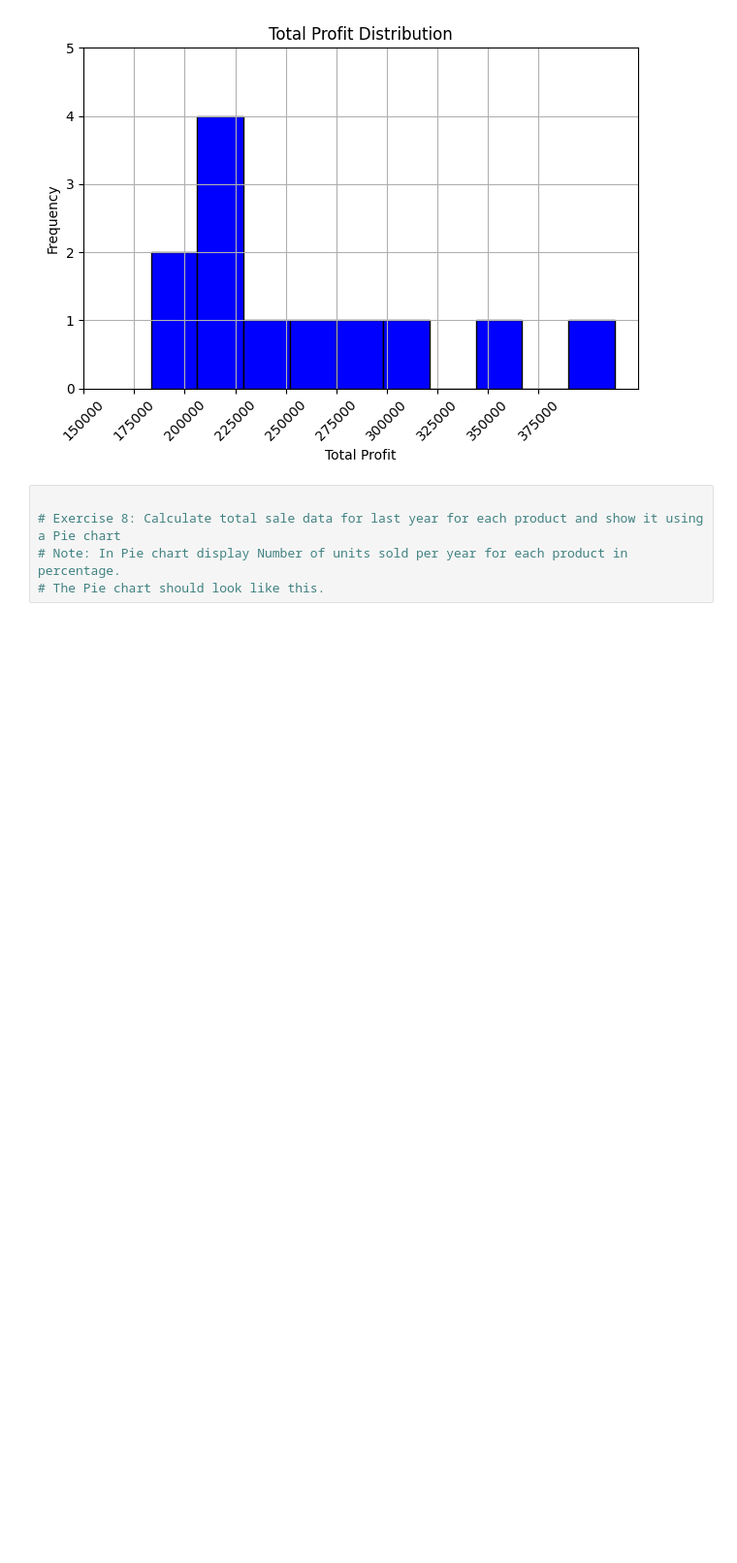
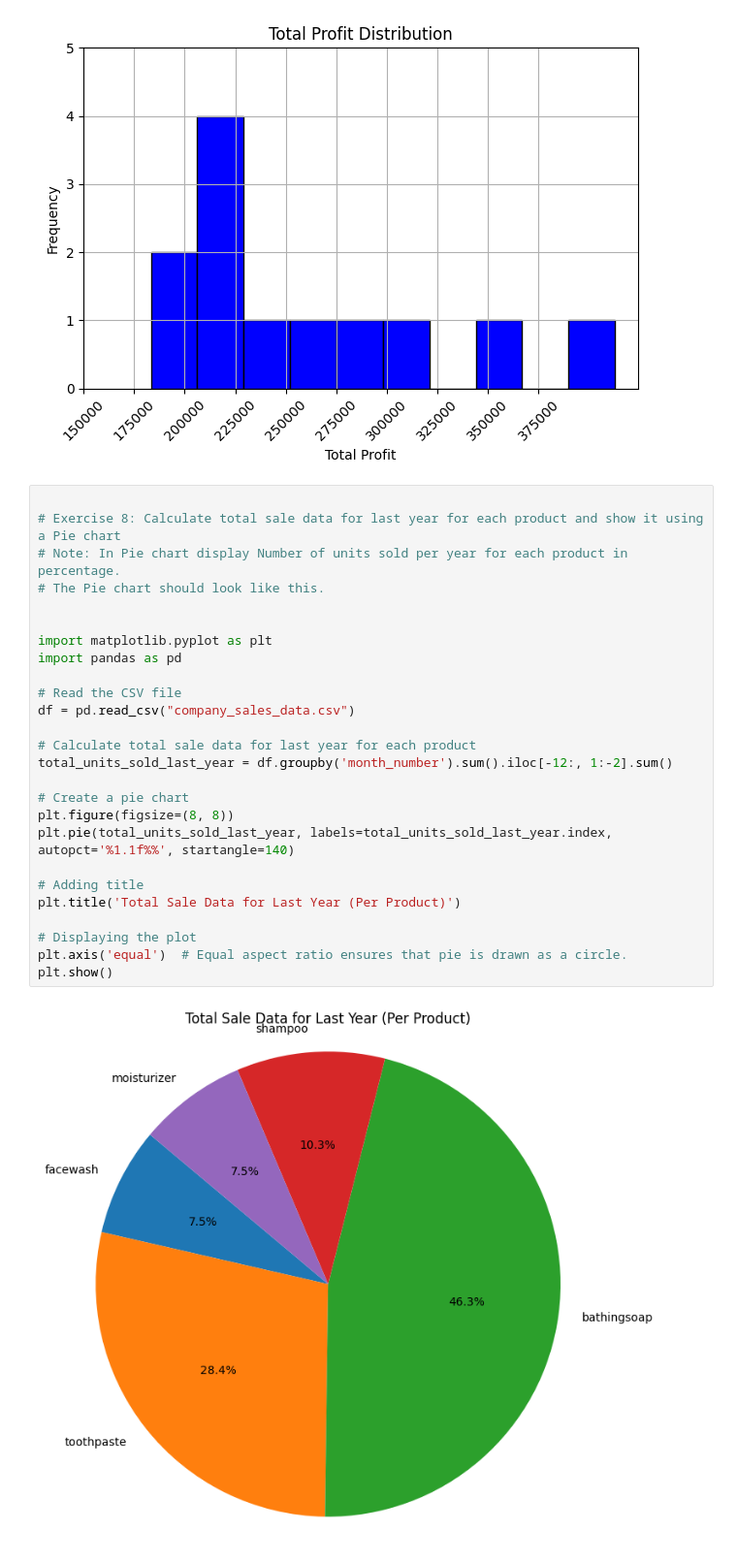
Before and after one commit to Hackerdude374/CS245-Lab-Assignments, a Jupyter notebook: lab6.ipynb, the cells around one changed output. Shown at 97% size. Saved outputs shown, nothing was run; the diff lists cells and outputs as text; blank space fills up the shorter version.

```diff
--- a/lab6.ipynb
+++ b/lab6.ipynb
@@ -270,5 +270,28 @@ plt.show()
 # %%
 
 # Exercise 8: Calculate total sale data for last year for each product and show it using a Pie chart
 # Note: In Pie chart display Number of units sold per year for each product in percentage.
 # The Pie chart should look like this.
+
+
+import matplotlib.pyplot as plt
+import pandas as pd
+
+# Read the CSV file
+df = pd.read_csv("company_sales_data.csv")
+
+# Calculate total sale data for last year for each product
+total_units_sold_last_year = df.groupby('month_number').sum().iloc[-12:, 1:-2].sum()
+
+# Create a pie chart
+plt.figure(figsize=(8, 8))
+plt.pie(total_units_sold_last_year, labels=total_units_sold_last_year.index, autopct='%1.1f%%', startangle=140)
+
+# Adding title
+plt.title('Total Sale Data for Last Year (Per Product)')
+
+# Displaying the plot
+plt.axis('equal')  # Equal aspect ratio ensures that pie is drawn as a circle.
+plt.show()
+# %% [output]
+[figure, added]
```
Also changed, not shown: parts of 4 cells of this notebook.
